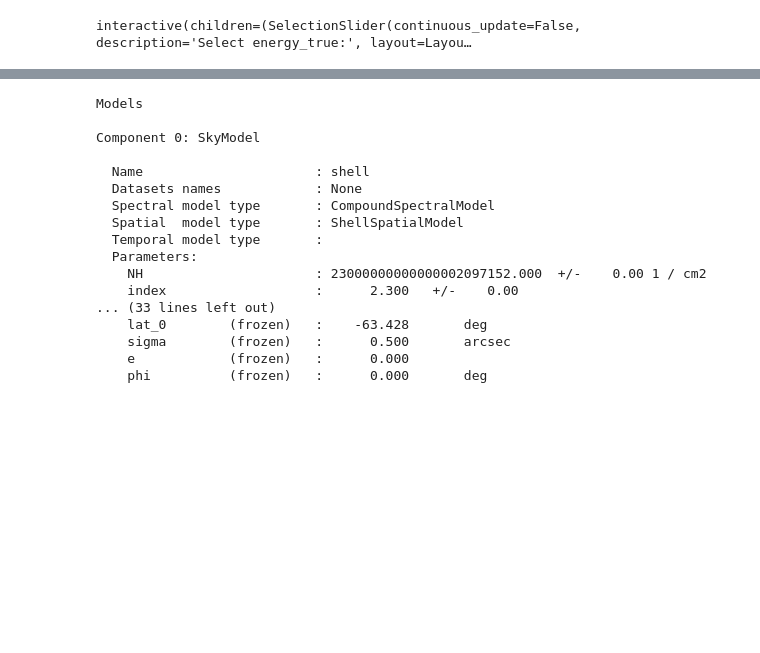
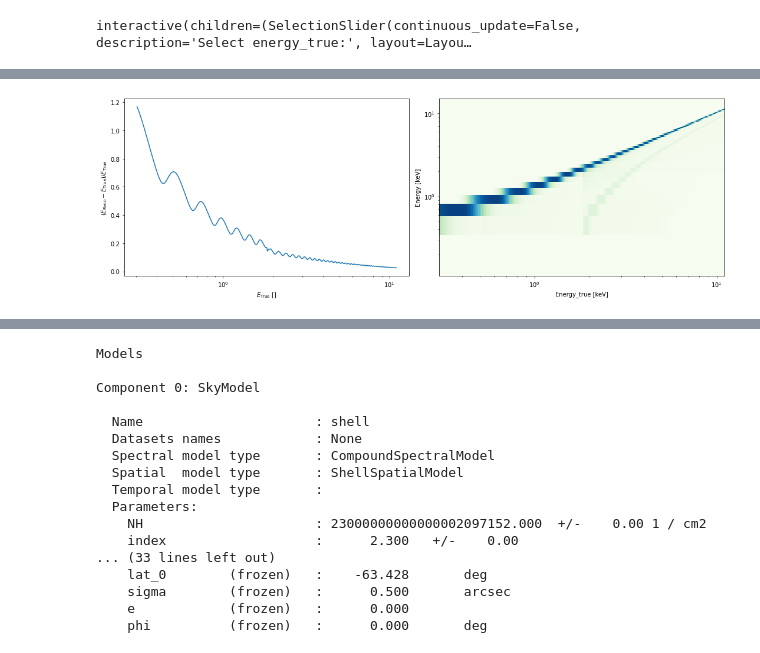
Before and after one commit to facero/3D-Xray-gammapy, a Jupyter notebook: Cube_Xrayfitting_gammapy019.ipynb, the cells around one changed output, grey strips where cells are left out. Saved outputs shown, nothing was run; the diff lists cells and outputs as text; code cells hidden in the pictures; blank space fills up the shorter version.

```diff
--- a/Cube_Xrayfitting_gammapy019.ipynb
+++ b/Cube_Xrayfitting_gammapy019.ipynb
@@ -135 +135,7 @@ Should maybe interpolate in gammapy.
+# %%
+rmffile='data/SNR-circle-ERrebin16-ET10eV.rmf'
+rmf=EDispKernel.read(rmffile)
+rmf.peek()
+# %% [output]
+[figure, added]
 # %%
```
Also changed, not shown: parts of 22 cells of this notebook.
